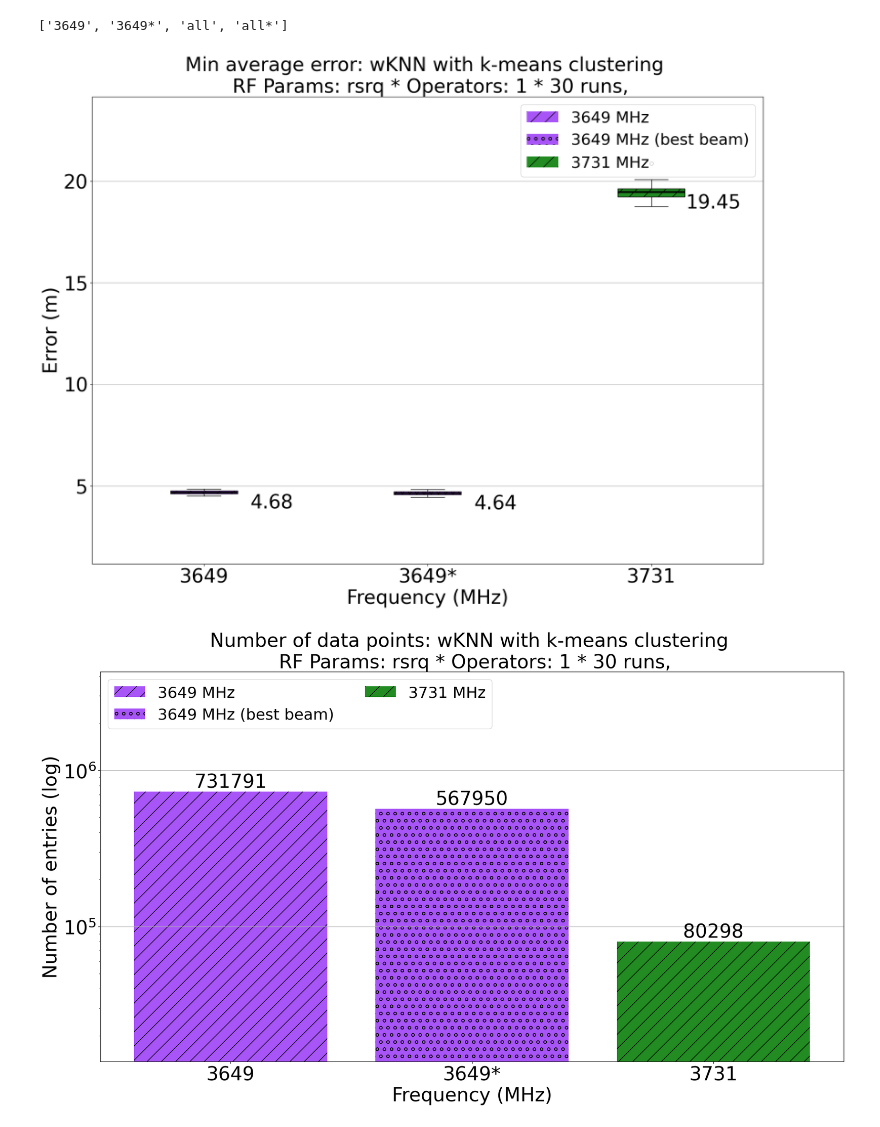
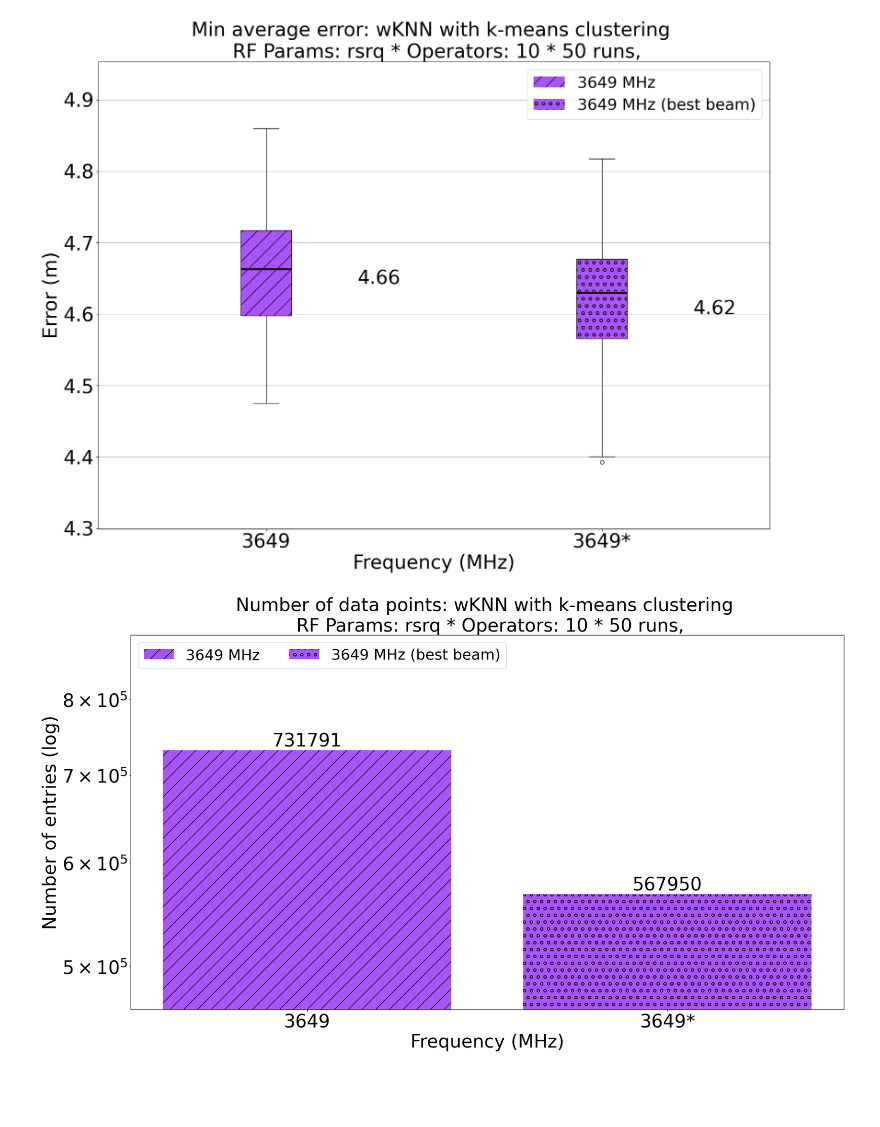
Before and after one commit to Andreas-Espelund/5G_localization, a Jupyter notebook: plotting/plot_frequency.ipynb, the cells around one changed output. Drawn from its saved outputs; the diff is of its cells as text; code cells hidden in the pictures; blank space fills up the shorter version.

```diff
--- a/plotting/plot_frequency.ipynb
+++ b/plotting/plot_frequency.ipynb
@@ -6,20 +6,18 @@ import pandas as pd
 
 # Plot the accuracy
 
-dir = '../data/results/experiments/frequency_experiment_8'
+dir = '../data/results/experiments/frequency_experiment_12'
 
 errors_df = pd.read_csv(os.path.join(dir, 'errors.csv')).drop(columns=['Unnamed: 0'])
 entries_df = pd.read_csv(os.path.join(dir, 'entries.csv')).drop(columns=['Unnamed: 0'])
 
-dir = '../data/results/experiments/frequency_experiment_9'
+# errors_df_control = pd.read_csv(os.path.join(dir, 'control_errors.csv')).drop(columns=['Unnamed: 0'])
+# entries_df_control = pd.read_csv(os.path.join(dir, 'control_entries.csv')).drop(columns=['Unnamed: 0'])
 
-errors_df_control = pd.read_csv(os.path.join(dir, 'errors.csv')).drop(columns=['Unnamed: 0'])
-entries_df_control = pd.read_csv(os.path.join(dir, 'entries.csv')).drop(columns=['Unnamed: 0'])
-
-dir = '../data/results/experiments/frequency_experiment_10'
-
-errors_df_tim = pd.read_csv(os.path.join(dir, 'errors.csv')).drop(columns=['Unnamed: 0'])
-entries_df_tim = pd.read_csv(os.path.join(dir, 'entries.csv')).drop(columns=['Unnamed: 0'])
+errors_df_tim = pd.read_csv(os.path.join(dir, 'tim_errors.csv')).drop(columns=['Unnamed: 0'])
+entries_df_tim = pd.read_csv(os.path.join(dir, 'tim_entries.csv')).drop(columns=['Unnamed: 0'])
 
 with open(os.path.join(dir, 'config.json')) as f:
     config = json.load(f)
+
+config
@@ -39,10 +55,10 @@ def rename_cols(df, star: bool = False) -> dict[int, str]:
     return {col: 'all' if int(col) == 0 else str(col) for col in df.columns}
 
 
-errors_df = errors_df.rename(columns=rename_cols(errors_df, star=True))
-entries_df = entries_df.rename(columns=rename_cols(entries_df, star=True))
-errors_df_control = errors_df_control.rename(columns=rename_cols(errors_df_control))
-entries_df_control = entries_df_control.rename(columns=rename_cols(entries_df_control))
+errors_df = errors_df.rename(columns=rename_cols(errors_df))
+entries_df = entries_df.rename(columns=rename_cols(entries_df))
+errors_df_tim = errors_df_tim.rename(columns=rename_cols(errors_df_tim))
+entries_df_tim = entries_df_tim.rename(columns=rename_cols(entries_df_tim))
 
 
 def merge_alternate(list1, list2):
@@ -271,31 +315,30 @@ color_map = get_config("color_map.json", "frequency")
 # %%
-all_cols = merge_alternate(order, star_order)
+# all_cols = merge_alternate(order, star_order)
+#
+# print(all_cols)
+#
+display_cols = ['3649', '3649*', ]
 
-print(all_cols)
-
-display_cols = ['3649', '3649*', '3731']
-
-all_errors = pd.concat([errors_df, errors_df_control, errors_df_tim], axis=1)[display_cols]
-all_entries = pd.concat([entries_df, entries_df_control, entries_df_tim], axis=1)[display_cols]
+all_errors = pd.concat([errors_df, errors_df_control], axis=1)[display_cols]
+all_entries = pd.concat([entries_df, entries_df_control], axis=1)[display_cols]
 
 make_boxplot(
     df=all_errors,
     title=f'Min average error: {title_string}',
     x_label='Frequency (MHz)',
     y_label='Error (m)',
     color=color_map,
     annotate=True,
 )
 
 make_barplot(
     df=all_entries,
     title=f'Number of data points: {title_string}',
     x_label='Frequency (MHz)',
     y_label='Number of entries (log)',
     color=color_map,
     annotate=True,
 )
 # %% [output]
-['3649', '3649*', 'all', 'all*']
-[figure, old version]
+[figure, new version]
-[figure, old version]
+[figure, new version]
```
Also changed, not shown: parts of 3 cells of this notebook, 7 other files.
